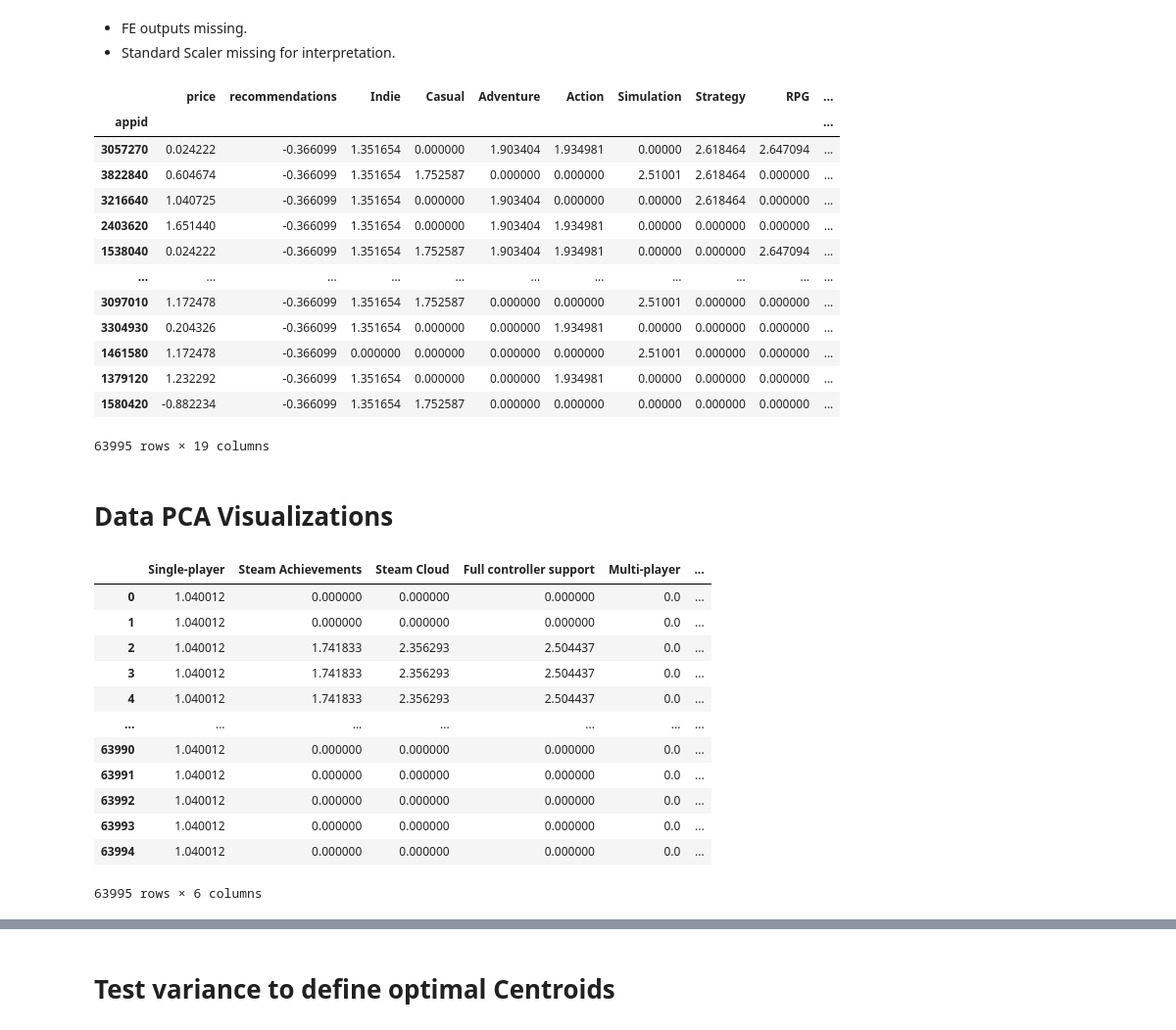
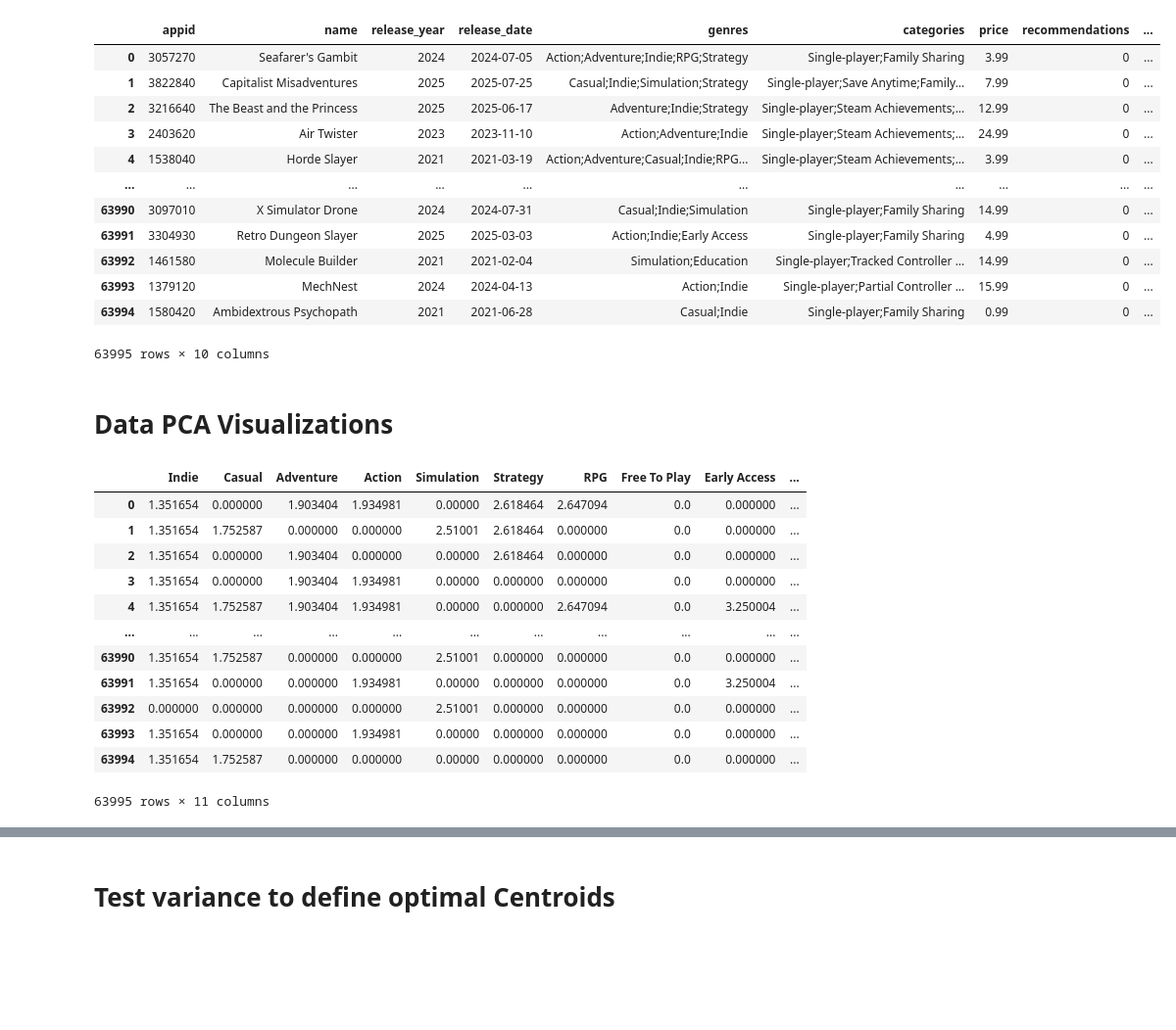
Before and after one commit to MCAlberto55/steam-games-analysis, a Jupyter notebook: notebooks/model_training.ipynb, the cells around one changed output, grey strips where cells are left out. Shown at 98% size. Saved outputs shown, nothing was run; the diff lists cells and outputs as text; code cells hidden in the pictures; blank space fills up the shorter version.

Commit message:
implement feature engineering outputs

```diff
--- a/notebooks/model_training.ipynb
+++ b/notebooks/model_training.ipynb
@@ -18,61 +19,55 @@ from sklearn.metrics import silhouette_score
 import plotly.graph_objects as go
 from src.visualization.plots import make_plot
 from src.visualization.plots import multiple_scatterplot
-# %% [markdown]
-- FE outputs missing.
-- Standard Scaler missing for interpretation.
 # %%
 featured_data = get_feature_engineered_data()
 validated_data = get_validated_data()
 
-with open("../outputs/params/eda_outputs.json", "r", encoding="utf-8") as f:
-    eda_output = json.load(f)
-
-featured_data
+with open(EDA_OUTPUT_PARAMS_PATH, "r", encoding="utf-8") as file:
+    eda_output = json.load(file)
+with open(FE_OUTPUT_PARAMS_PATH, 'r', encoding="utf-8") as file:
+    fe_output = json.load(file)
+validated_data
 # %% [output]
-|  | price | recommendations | Indie | Casual | Adventure | Action | Simulation | Strategy | RPG | ... |
-| appid |  |  |  |  |  |  |  |  |  | ... |
-| 3057270 | 0.024222 | -0.366099 | 1.351654 | 0.000000 | 1.903404 | 1.934981 | 0.00000 | 2.618464 | 2.647094 | ... |
-| 3822840 | 0.604674 | -0.366099 | 1.351654 | 1.752587 | 0.000000 | 0.000000 | 2.51001 | 2.618464 | 0.000000 | ... |
-| 3216640 | 1.040725 | -0.366099 | 1.351654 | 0.000000 | 1.903404 | 0.000000 | 0.00000 | 2.618464 | 0.000000 | ... |
-| 2403620 | 1.651440 | -0.366099 | 1.351654 | 0.000000 | 1.903404 | 1.934981 | 0.00000 | 0.000000 | 0.000000 | ... |
-| 1538040 | 0.024222 | -0.366099 | 1.351654 | 1.752587 | 1.903404 | 1.934981 | 0.00000 | 0.000000 | 2.647094 | ... |
-| ... | ... | ... | ... | ... | ... | ... | ... | ... | ... | ... |
-| 3097010 | 1.172478 | -0.366099 | 1.351654 | 1.752587 | 0.000000 | 0.000000 | 2.51001 | 0.000000 | 0.000000 | ... |
-| 3304930 | 0.204326 | -0.366099 | 1.351654 | 0.000000 | 0.000000 | 1.934981 | 0.00000 | 0.000000 | 0.000000 | ... |
-| 1461580 | 1.172478 | -0.366099 | 0.000000 | 0.000000 | 0.000000 | 0.000000 | 2.51001 | 0.000000 | 0.000000 | ... |
-| 1379120 | 1.232292 | -0.366099 | 1.351654 | 0.000000 | 0.000000 | 1.934981 | 0.00000 | 0.000000 | 0.000000 | ... |
-| 1580420 | -0.882234 | -0.366099 | 1.351654 | 1.752587 | 0.000000 | 0.000000 | 0.00000 | 0.000000 | 0.000000 | ... |
+|  | appid | name | release_year | release_date | genres | categories | price | recommendations | ... |
+| 0 | 3057270 | Seafarer's Gambit | 2024 | 2024-07-05 | Action;Adventure;Indie;RPG;Strategy | Single-player;Family Sharing | 3.99 | 0 | ... |
+| 1 | 3822840 | Capitalist Misadventures | 2025 | 2025-07-25 | Casual;Indie;Simulation;Strategy | Single-player;Save Anytime;Family... | 7.99 | 0 | ... |
+| 2 | 3216640 | The Beast and the Princess | 2025 | 2025-06-17 | Adventure;Indie;Strategy | Single-player;Steam Achievements;... | 12.99 | 0 | ... |
+| 3 | 2403620 | Air Twister | 2023 | 2023-11-10 | Action;Adventure;Indie | Single-player;Steam Achievements;... | 24.99 | 0 | ... |
+| 4 | 1538040 | Horde Slayer | 2021 | 2021-03-19 | Action;Adventure;Casual;Indie;RPG... | Single-player;Steam Achievements;... | 3.99 | 0 | ... |
+| ... | ... | ... | ... | ... | ... | ... | ... | ... | ... |
+| 63990 | 3097010 | X Simulator Drone | 2024 | 2024-07-31 | Casual;Indie;Simulation | Single-player;Family Sharing | 14.99 | 0 | ... |
+| 63991 | 3304930 | Retro Dungeon Slayer | 2025 | 2025-03-03 | Action;Indie;Early Access | Single-player;Family Sharing | 4.99 | 0 | ... |
+| 63992 | 1461580 | Molecule Builder | 2021 | 2021-02-04 | Simulation;Education | Single-player;Tracked Controller ... | 14.99 | 0 | ... |
+| 63993 | 1379120 | MechNest | 2024 | 2024-04-13 | Action;Indie | Single-player;Partial Controller ... | 15.99 | 0 | ... |
+| 63994 | 1580420 | Ambidextrous Psychopath | 2021 | 2021-06-28 | Casual;Indie | Single-player;Family Sharing | 0.99 | 0 | ... |
-63995 rows × 19 columns
+63995 rows × 10 columns
 # %% [markdown]
 # Data PCA Visualizations
 # %%
 # Use pca for visualization
-########################## MEjora esto con salidas de FE
 pca = PCA(n_components=10)
 trained_pca = pca.fit_transform(featured_data)
 pc_df = pd.DataFrame(trained_pca[:, :3], columns=["PC1", "PC2", "PC3"])
 discrete_columns = pd.DataFrame(validated_data["price"] == 0)
 discrete_columns["popular"] = validated_data["recommendations"] > 0
-
-genres = featured_data[eda_output['popular_genres']].reset_index(drop=True)
-relevant_categories = [col for col in eda_output['popular_categories'] if col in featured_data.columns]
-categories = featured_data[relevant_categories].reset_index(drop=True)
-categories
+genres = featured_data[fe_output['genres']].reset_index(drop=True)
+categories = featured_data[fe_output['categories']].reset_index(drop=True)
+genres
 # %% [output]
-|  | Single-player | Steam Achievements | Steam Cloud | Full controller support | Multi-player | ... |
-| 0 | 1.040012 | 0.000000 | 0.000000 | 0.000000 | 0.0 | ... |
-| 1 | 1.040012 | 0.000000 | 0.000000 | 0.000000 | 0.0 | ... |
-| 2 | 1.040012 | 1.741833 | 2.356293 | 2.504437 | 0.0 | ... |
-| 3 | 1.040012 | 1.741833 | 2.356293 | 2.504437 | 0.0 | ... |
-| 4 | 1.040012 | 1.741833 | 2.356293 | 2.504437 | 0.0 | ... |
-| ... | ... | ... | ... | ... | ... | ... |
-| 63990 | 1.040012 | 0.000000 | 0.000000 | 0.000000 | 0.0 | ... |
-| 63991 | 1.040012 | 0.000000 | 0.000000 | 0.000000 | 0.0 | ... |
-| 63992 | 1.040012 | 0.000000 | 0.000000 | 0.000000 | 0.0 | ... |
-| 63993 | 1.040012 | 0.000000 | 0.000000 | 0.000000 | 0.0 | ... |
-| 63994 | 1.040012 | 0.000000 | 0.000000 | 0.000000 | 0.0 | ... |
+|  | Indie | Casual | Adventure | Action | Simulation | Strategy | RPG | Free To Play | Early Access | ... |
+| 0 | 1.351654 | 0.000000 | 1.903404 | 1.934981 | 0.00000 | 2.618464 | 2.647094 | 0.0 | 0.000000 | ... |
+| 1 | 1.351654 | 1.752587 | 0.000000 | 0.000000 | 2.51001 | 2.618464 | 0.000000 | 0.0 | 0.000000 | ... |
+| 2 | 1.351654 | 0.000000 | 1.903404 | 0.000000 | 0.00000 | 2.618464 | 0.000000 | 0.0 | 0.000000 | ... |
+| 3 | 1.351654 | 0.000000 | 1.903404 | 1.934981 | 0.00000 | 0.000000 | 0.000000 | 0.0 | 0.000000 | ... |
+| 4 | 1.351654 | 1.752587 | 1.903404 | 1.934981 | 0.00000 | 0.000000 | 2.647094 | 0.0 | 3.250004 | ... |
+| ... | ... | ... | ... | ... | ... | ... | ... | ... | ... | ... |
+| 63990 | 1.351654 | 1.752587 | 0.000000 | 0.000000 | 2.51001 | 0.000000 | 0.000000 | 0.0 | 0.000000 | ... |
+| 63991 | 1.351654 | 0.000000 | 0.000000 | 1.934981 | 0.00000 | 0.000000 | 0.000000 | 0.0 | 3.250004 | ... |
+| 63992 | 0.000000 | 0.000000 | 0.000000 | 0.000000 | 2.51001 | 0.000000 | 0.000000 | 0.0 | 0.000000 | ... |
+| 63993 | 1.351654 | 0.000000 | 0.000000 | 1.934981 | 0.00000 | 0.000000 | 0.000000 | 0.0 | 0.000000 | ... |
+| 63994 | 1.351654 | 1.752587 | 0.000000 | 0.000000 | 0.00000 | 0.000000 | 0.000000 | 0.0 | 0.000000 | ... |
-63995 rows × 6 columns
+63995 rows × 11 columns
 # %%
 multiple_scatterplot(
     data=pc_df,
```
Also changed, not shown: parts of 3 cells of this notebook, 2 other files.
